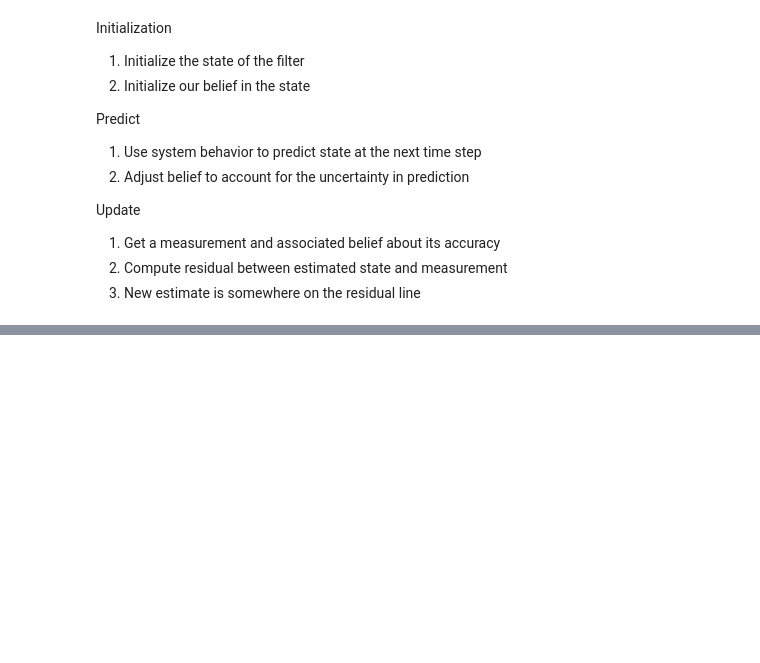
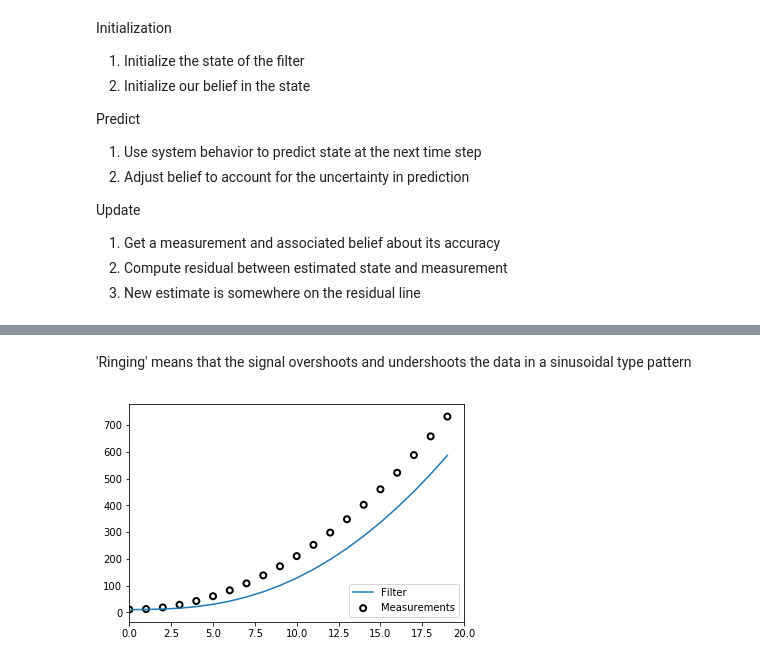
Before and after one commit to allendoss/kf-filter, a Jupyter notebook: self-gh-filter.ipynb, the cells around one changed output, grey strips where cells are left out. Drawn from its saved outputs; the diff is of its cells as text; code cells hidden in the pictures; blank space fills up the shorter version.

```diff
--- a/self-gh-filter.ipynb
+++ b/self-gh-filter.ipynb
@@ -184,0 +223,17 @@ Update
+# %% [markdown]
+'Ringing' means that the signal overshoots and undershoots the data in a sinusoidal type pattern
+# %%
+def gen_data(x0, dx, count, noise_factor, accel=0.):
+    zs = []
+    for i in range(count):
+        zs.append(x0 + dx*i + randn()*noise_factor)
+        dx += accel
+    return zs
+
+predictions = []
+zs = gen_data(x0=10., dx=0., count=20, noise_factor=0, accel=2.)
+data = g_h_filter(data=zs, x0=10., dx=0., g=0.2, h=0.02)
+plt.xlim([0, 20])
+plot_g_h_results(measurements=zs, filtered_data=data)
+# %% [output]
+[figure, added]
```
Also changed, not shown: parts of 15 cells of this notebook.
